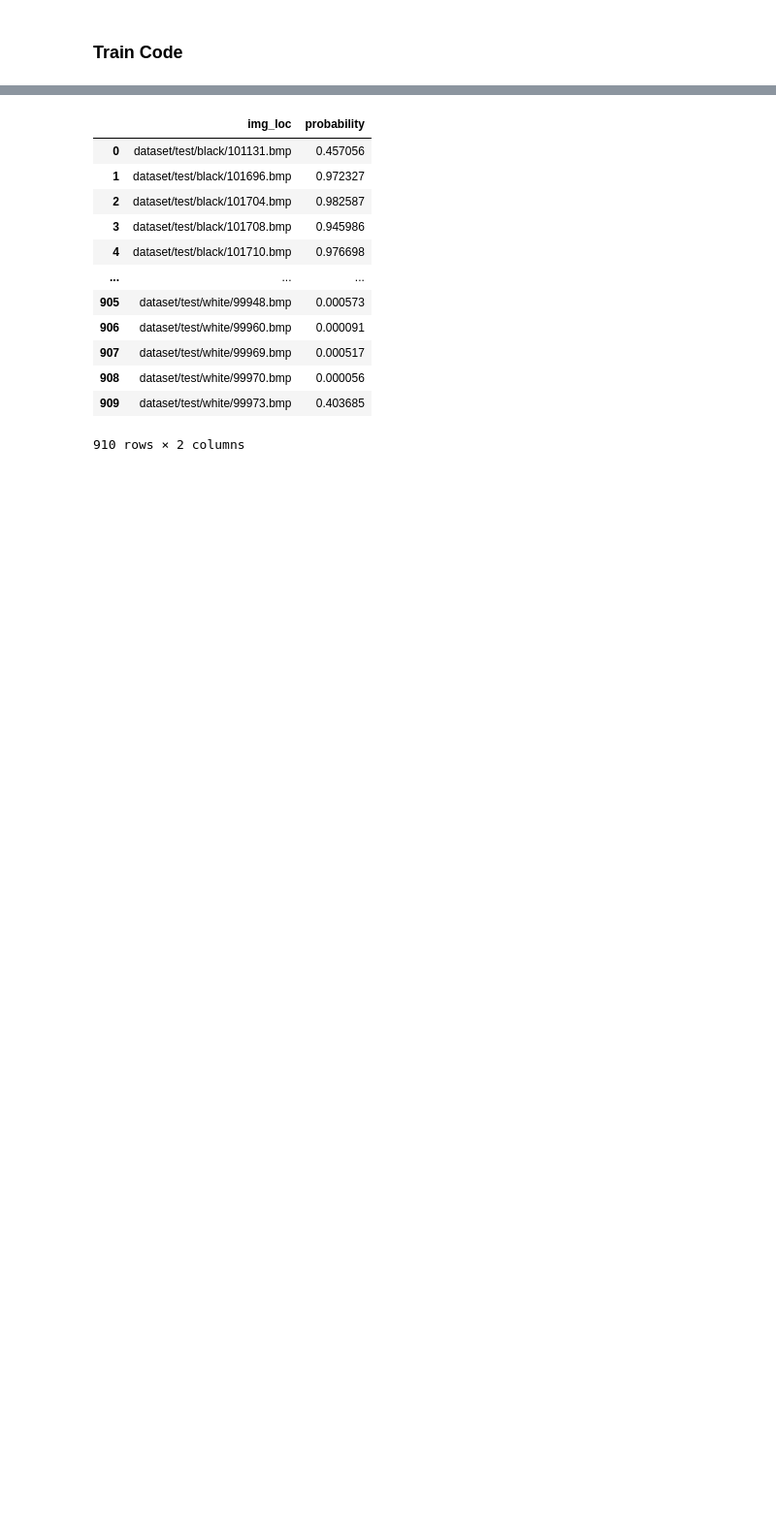
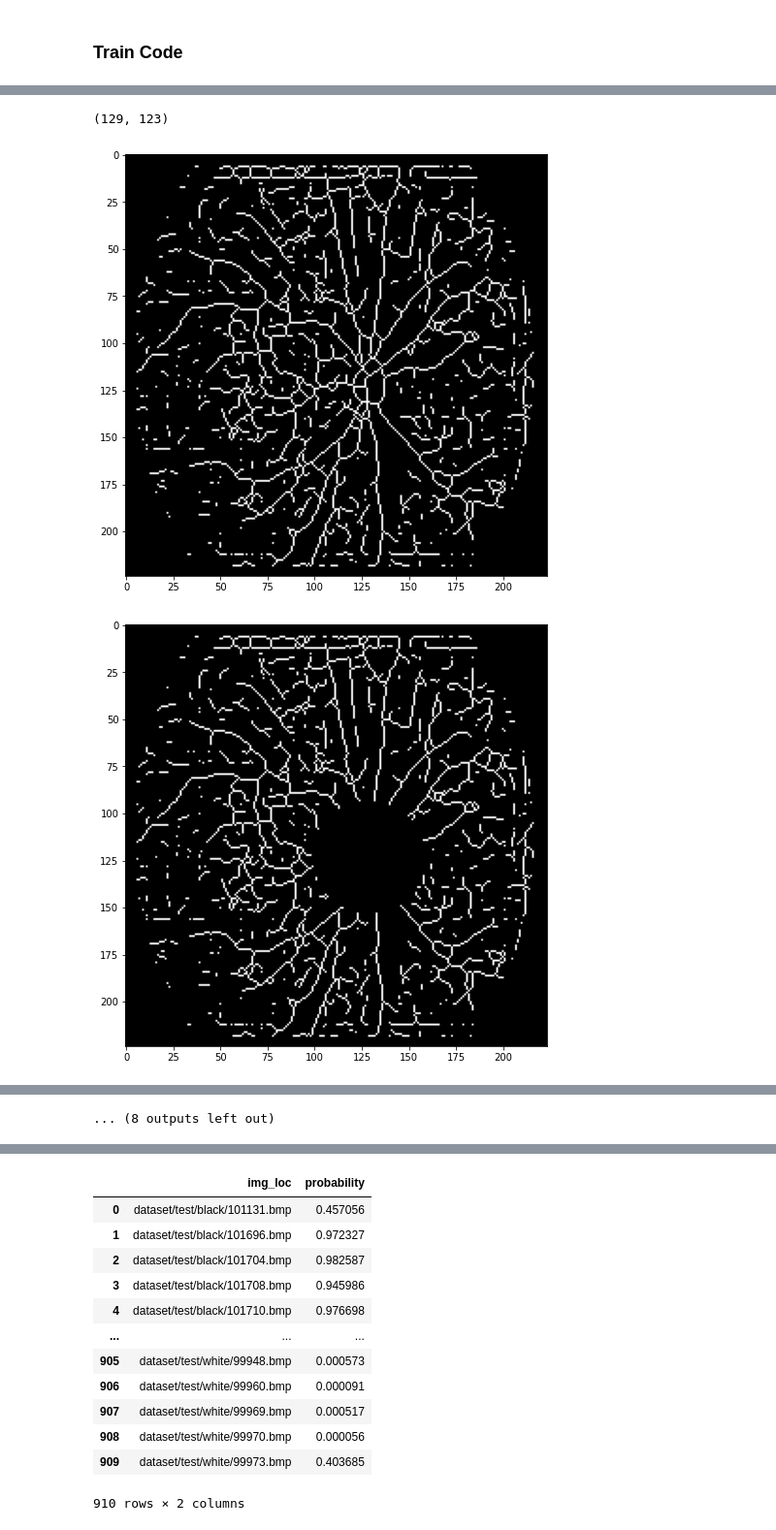
Before and after one commit to Centrattic/race, a Jupyter notebook: classifier_experiments/train.ipynb, the cells around one changed output, grey strips where cells are left out. Shown at 97% size. Drawn from its saved outputs; the diff is of its cells as text; code cells hidden in the pictures; blank space fills up the shorter version.

```diff
--- a/classifier_experiments/train.ipynb
+++ b/classifier_experiments/train.ipynb
@@ -777,0 +1030,6 @@ Model Fitting
+# %%
+visualization_rings(18168, True)
+# %% [output]
+(129, 123)
+[figure, added]
+[figure, added]
@@ -777,0 +1045 @@ Model Fitting
+... (8 outputs left out)
```
Also changed, not shown: parts of 40 cells of this notebook, 5 other files.
